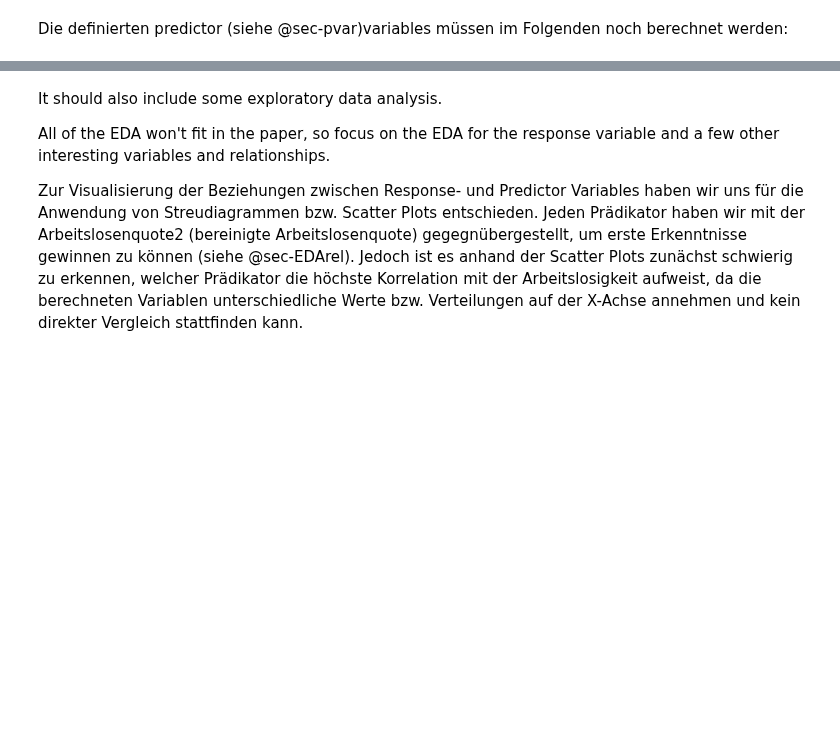
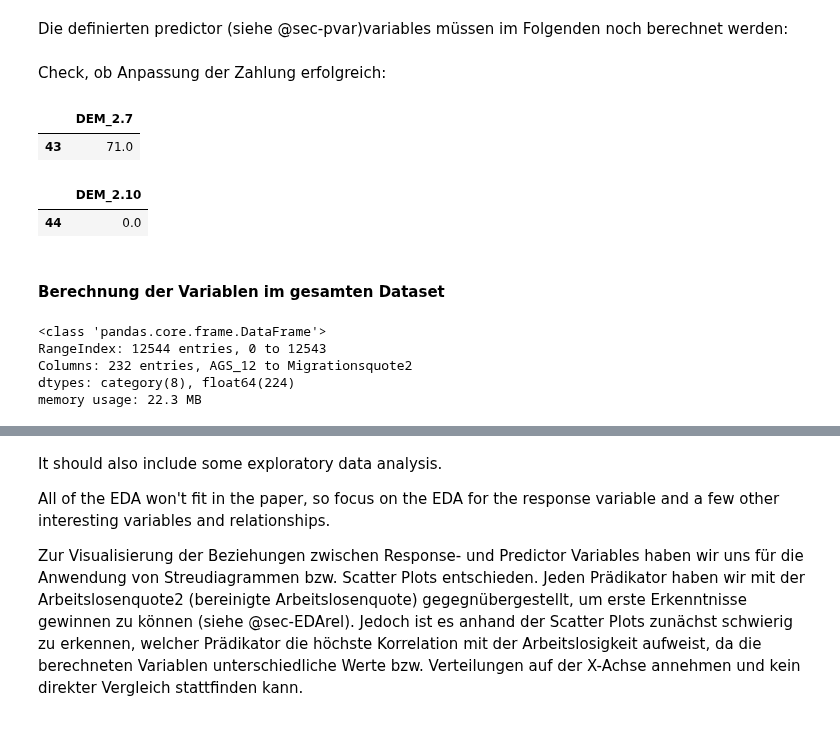
Before and after one commit to NicoHdM/ProjectHdM, a Jupyter notebook: reports/report.ipynb, the cells around one changed output, grey strips where cells are left out. Saved outputs shown, nothing was run; the diff lists cells and outputs as text; code cells hidden in the pictures; blank space fills up the shorter version.

Commit message:
Anpassung Reihenfolge Introduction
- Einfügen neuer Codes und Markdowns
- Test Callout Block für Kriterien NaN Werte

```diff
--- a/reports/report.ipynb
+++ b/reports/report.ipynb
@@ -150,3 +150,17 @@ df_bevoelkerung['Beamtenquote'] = (df_bevoelkerung['ERW_2.3'] / df_bevoelkerung[
 df_bevoelkerung['Singlequote'] = ((df_bevoelkerung['DEM_2.4'] + df_bevoelkerung['DEM_2.10']
     + df_bevoelkerung['DEM_2.13'] + df_bevoelkerung['DEM_2.19'] + df_bevoelkerung['DEM_2.22']
     + df_bevoelkerung['DEM_2.25']) / df_bevoelkerung['DEM_2.1'])*100
+# %% [markdown]
+Check, ob Anpassung der Zahlung erfolgreich:
+# %%
+df_bevoelkerung.loc[df_bevoelkerung['Name'] == 'Barkenholm', ['DEM_2.7']]
+# %% [output]
+|  | DEM_2.7 |
+| 43 | 71.0 |
+# %%
+df_bevoelkerung.loc[df_bevoelkerung['Name']=='Bergewöhrden', ['DEM_2.10']]
+# %% [output]
+|  | DEM_2.10 |
+| 44 | 0.0 |
+# %% [markdown]
+#### Berechnung der Variablen im gesamten Dataset
@@ -152,0 +177,8 @@ df_bevoelkerung['Singlequote'] = ((df_bevoelkerung['DEM_2.4'] + df_bevoelkerung[
+# %%
+df_bevoelkerung.info()
+# %% [output]
+<class 'pandas.core.frame.DataFrame'>
+RangeIndex: 12544 entries, 0 to 12543
+Columns: 232 entries, AGS_12 to Migrationsquote2
+dtypes: category(8), float64(224)
+memory usage: 22.3 MB
```
Also changed, not shown: parts of 28 cells of this notebook.
